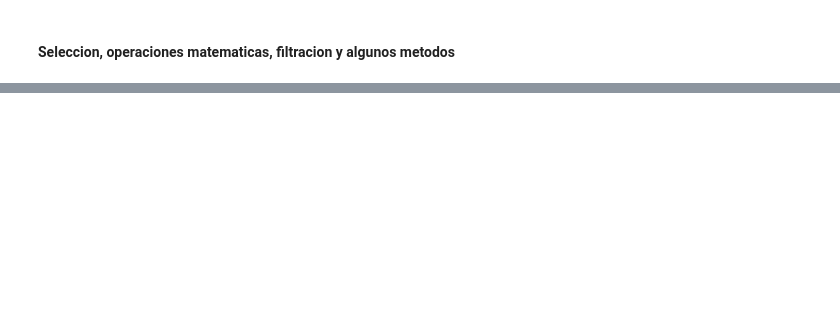
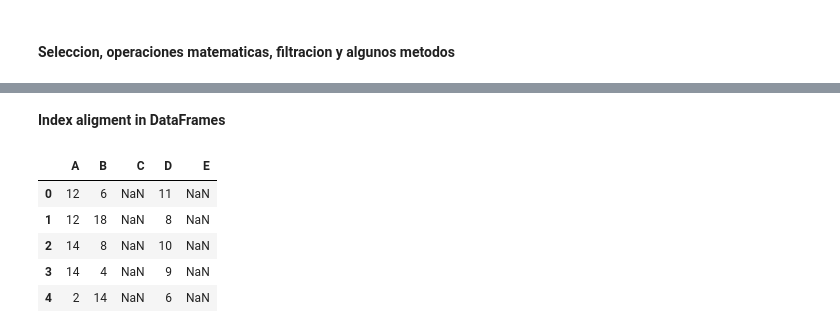
Before and after one commit to mrHyde90/DataScienceCourse, a Jupyter notebook: Pandas.ipynb, the cells around one changed output, grey strips where cells are left out. Cells and saved outputs as stored; diff of their text form; code cells hidden in the pictures; blank space fills up the shorter version.

```diff
--- a/Pandas.ipynb
+++ b/Pandas.ipynb
@@ -202,0 +314,4 @@ dfDic
+# %%
+dfNum = pd.DataFrame(np.random.RandomState(42).randint(0, 10, (5, 4)),
+                  columns=['A', 'B', 'C', 'D'])
+dfNum
@@ -202,0 +334,13 @@ dfDic
+# %% [markdown]
+**Index aligment in DataFrames**
+# %%
+dfNum2 = pd.DataFrame(np.random.RandomState(42).randint(0, 10, (5, 4)),
+                  columns=['A', 'B', 'D', 'E'])
+dfNum + dfNum2
+# %% [output]
+|  | A | B | C | D | E |
+| 0 | 12 | 6 | NaN | 11 | NaN |
+| 1 | 12 | 18 | NaN | 8 | NaN |
+| 2 | 14 | 8 | NaN | 10 | NaN |
+| 3 | 14 | 4 | NaN | 9 | NaN |
+| 4 | 2 | 14 | NaN | 6 | NaN |
```
Also changed, not shown: parts of 33 cells of this notebook.
